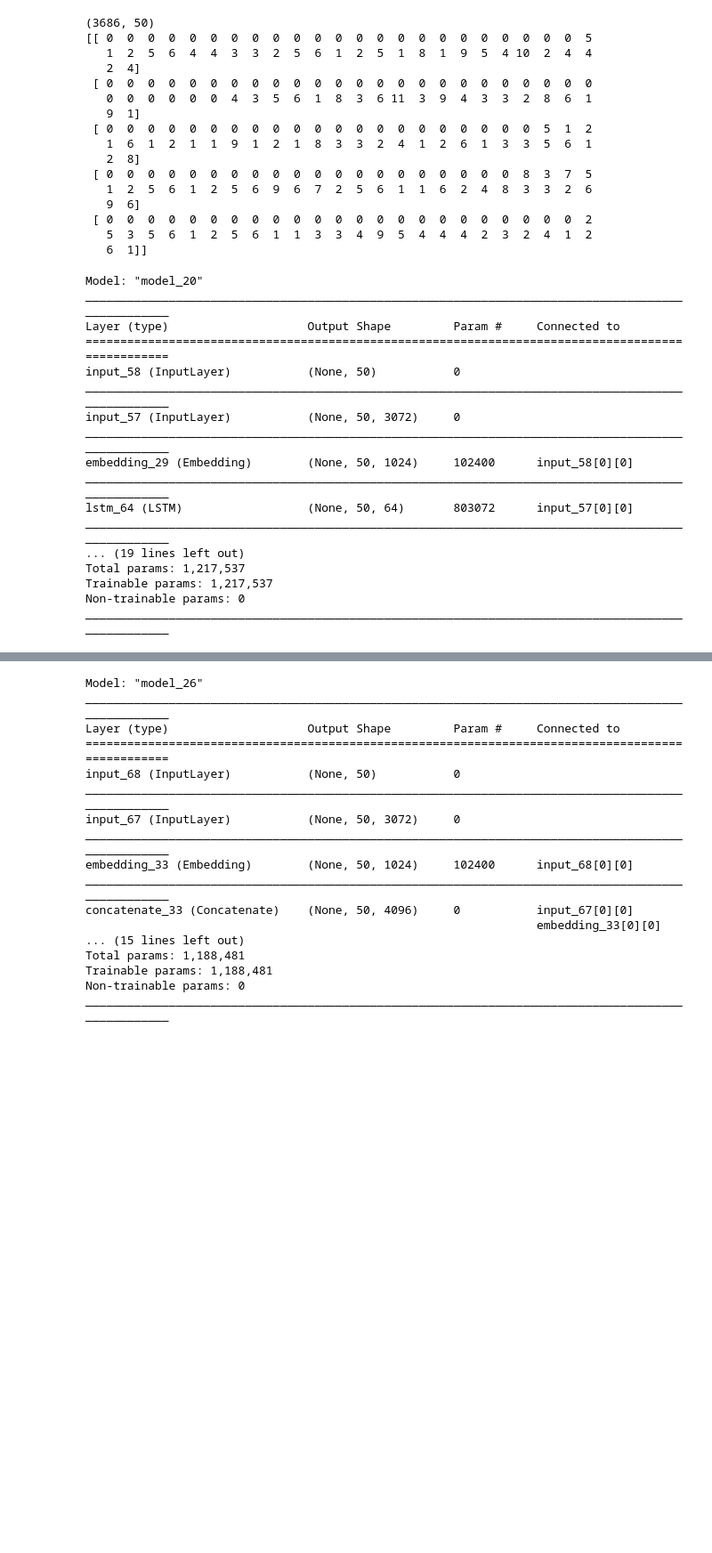
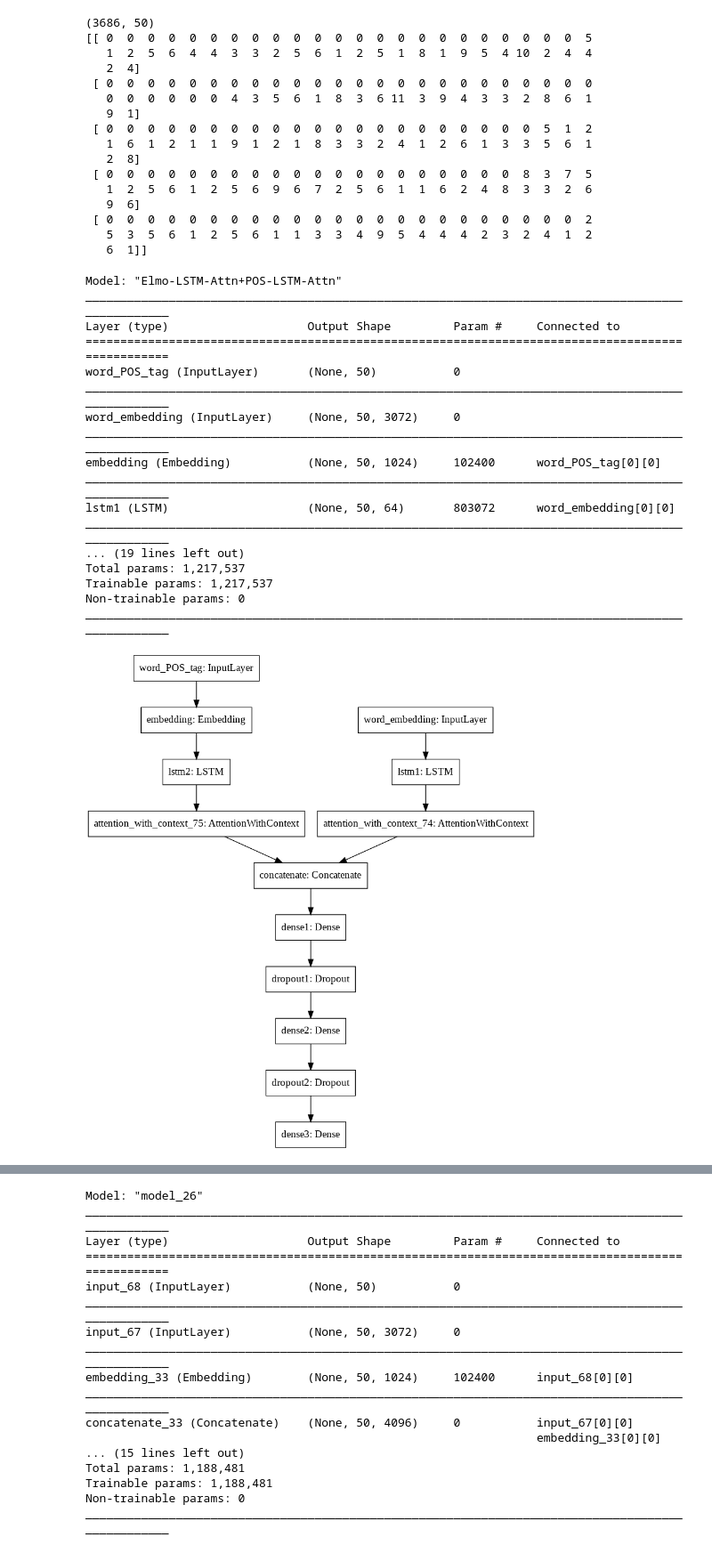
Before and after one commit to iamdsc/text_biasness_detection, a Jupyter notebook: text_biasness.ipynb, the cells around one changed output, grey strips where cells are left out. Shown: that part at 89% size. Cells and saved outputs as stored; diff of their text form; code cells hidden in the pictures; blank space fills up the shorter version.

```diff
--- a/text_biasness.ipynb
+++ b/text_biasness.ipynb
@@ -573,26 +594,26 @@ print(pos_data[:5])
    6  1]]
 # %%
 def build_elmo_lstm_attn_pos_attn():
-    inp1 = layers.Input(shape=(maxlen, 3072,)) # To input elmo embeddings
-    inp2 = layers.Input(shape=(maxlen,)) # To input POS tag sequences
+    inp1 = layers.Input(shape=(maxlen, 3072,), name='word_embedding') # To input elmo embeddings
+    inp2 = layers.Input(shape=(maxlen,), name='word_POS_tag') # To input POS tag sequences
 
-    x = layers.LSTM(64, dropout=0.3, return_sequences=True)(inp1)
+    x = layers.LSTM(64, dropout=0.3, return_sequences=True, name='lstm1')(inp1)
     x = AttentionWithContext()(x)
 
-    y = layers.Embedding(max_words, 1024, input_length=maxlen)(inp2)
-    y = layers.LSTM(64, dropout=0.3, return_sequences=True)(y)
+    y = layers.Embedding(max_words, 1024, input_length=maxlen, name='embedding')(inp2)
+    y = layers.LSTM(64, dropout=0.3, return_sequences=True, name='lstm2')(y)
 
     y = AttentionWithContext()(y)
 
-    z = layers.Concatenate(axis=-1)([x, y])
+    z = layers.Concatenate(axis=-1, name='concatenate')([x, y])
 
-    z = layers.Dense(128, activation='relu')(z)
-    z = layers.Dropout(0.5)(z)
-    z = layers.Dense(64, activation='relu')(z)
-    z = layers.Dropout(0.3)(z)
+    z = layers.Dense(128, activation='relu', name='dense1')(z)
+    z = layers.Dropout(0.5, name='dropout1')(z)
+    z = layers.Dense(64, activation='relu', name='dense2')(z)
+    z = layers.Dropout(0.3, name='dropout2')(z)
 
-    pred = layers.Dense(1, activation='sigmoid')(z)
-    model = Model(inputs=[inp1,inp2], outputs=pred)
+    pred = layers.Dense(1, activation='sigmoid', name='dense3')(z)
+    model = Model(inputs=[inp1,inp2], outputs=pred, name='Elmo-LSTM-Attn+POS-LSTM-Attn')
     model.compile(loss='binary_crossentropy',
                 optimizer='rmsprop',
                 metrics=['accuracy', f1])
@@ -601,21 +622,25 @@ def build_elmo_lstm_attn_pos_attn():
 # %%
 elmo_lstm_attn_pos_attn = build_elmo_lstm_attn_pos_attn()
 # %% [output]
-Model: "model_20"
+Model: "Elmo-LSTM-Attn+POS-LSTM-Attn"
 __________________________________________________________________________________________________
 Layer (type)                    Output Shape         Param #     Connected to
 ==================================================================================================
-input_58 (InputLayer)           (None, 50)           0
+word_POS_tag (InputLayer)       (None, 50)           0
 __________________________________________________________________________________________________
-input_57 (InputLayer)           (None, 50, 3072)     0
+word_embedding (InputLayer)     (None, 50, 3072)     0
 __________________________________________________________________________________________________
-embedding_29 (Embedding)        (None, 50, 1024)     102400      input_58[0][0]
+embedding (Embedding)           (None, 50, 1024)     102400      word_POS_tag[0][0]
 __________________________________________________________________________________________________
-lstm_64 (LSTM)                  (None, 50, 64)       803072      input_57[0][0]
+lstm1 (LSTM)                    (None, 50, 64)       803072      word_embedding[0][0]
 __________________________________________________________________________________________________
 ... (19 lines left out)
 Total params: 1,217,537
 Trainable params: 1,217,537
 Non-trainable params: 0
 __________________________________________________________________________________________________
+# %%
+plot_model(elmo_lstm_attn_pos_attn, to_file='elmo_lstm_attn_pos_attn.png')
+# %% [output]
+[figure, added]
 # %%
```
Also changed, not shown: parts of 15 cells of this notebook.
